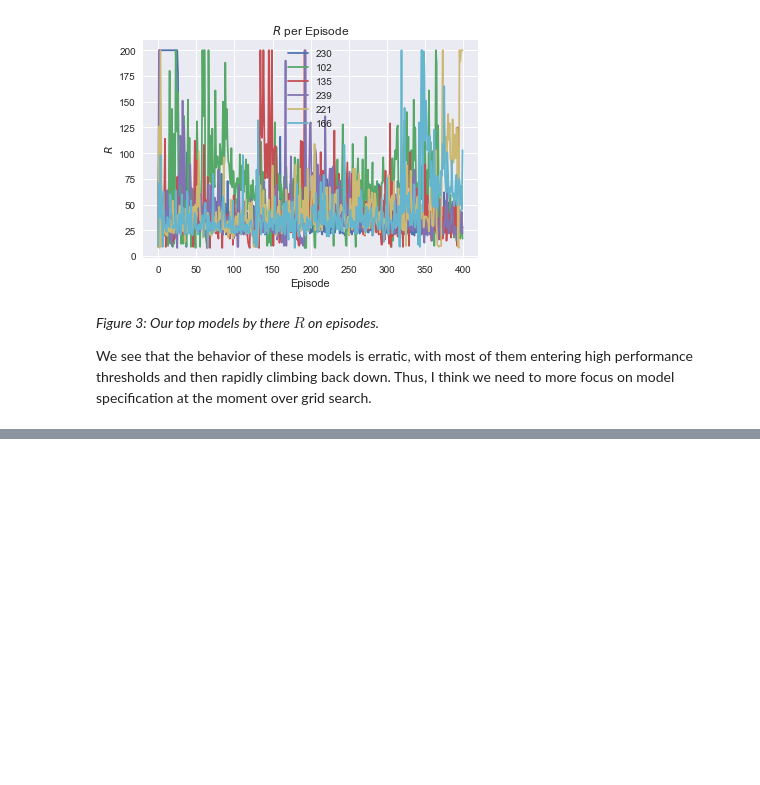
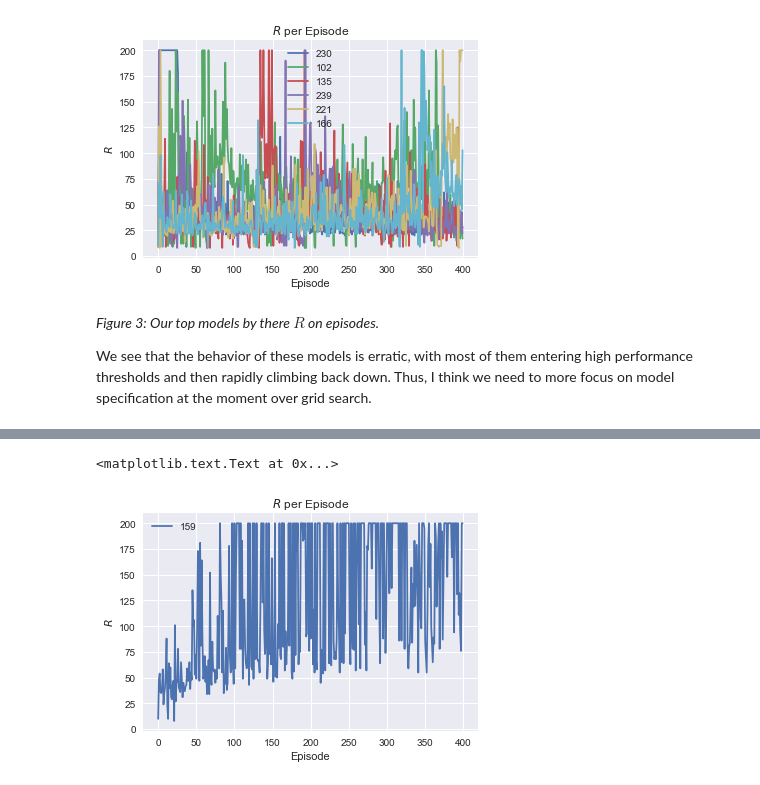
Before and after one commit to PLBMR/openAIGymSubmissions, a Jupyter notebook: analysis/cartPoleV0InitialGridSearch.ipynb, the cells around one changed output, grey strips where cells are left out. Cells and saved outputs as stored; diff of their text form; code cells hidden in the pictures; blank space fills up the shorter version.

```diff
--- a/analysis/cartPoleV0InitialGridSearch.ipynb
+++ b/analysis/cartPoleV0InitialGridSearch.ipynb
@@ -105,0 +160,9 @@ We see that the behavior of these models is erratic, with most of them entering
+# %%
+plt.plot(rewardFrame.index,rewardFrame[159])
+plt.legend()
+plt.xlabel("Episode")
+plt.ylabel("$R$")
+plt.title("$R$ per Episode")
+# %% [output]
+<matplotlib.text.Text at 0x...>
+[figure, added]
```
Also changed, not shown: parts of 8 cells of this notebook, 9 other files.
